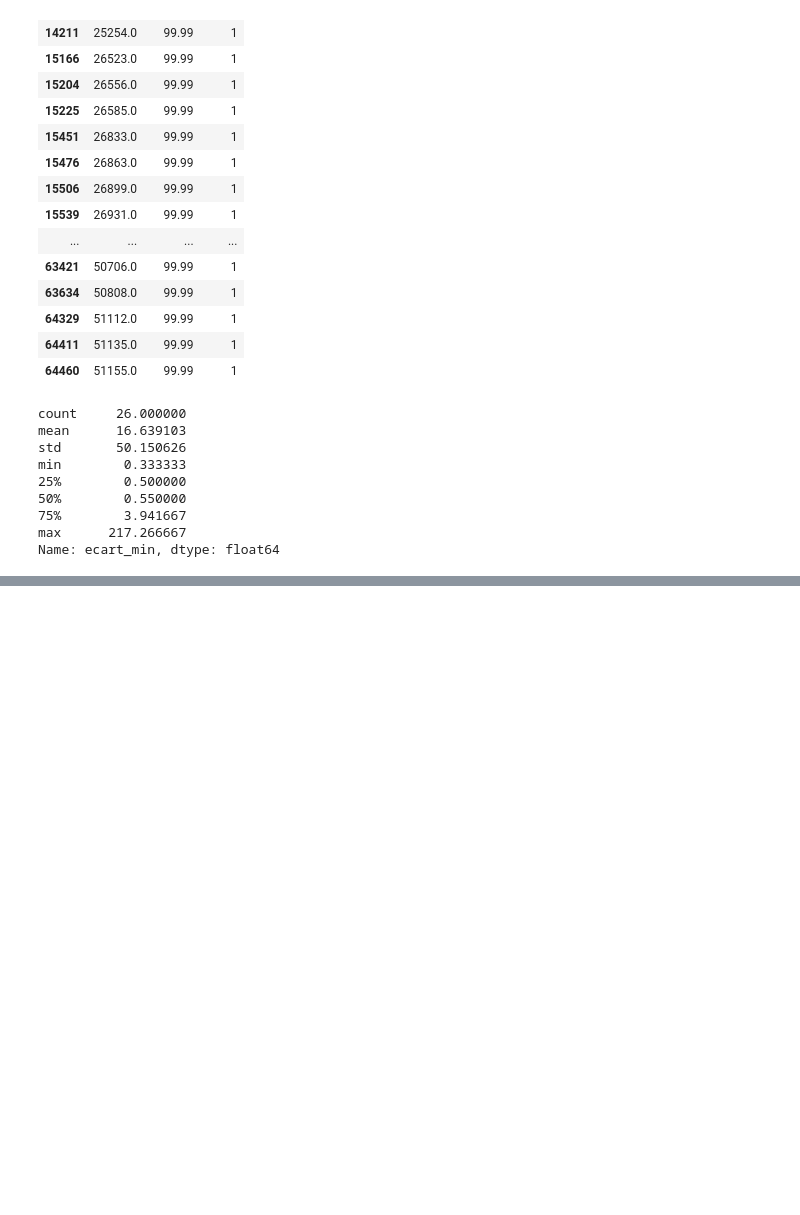
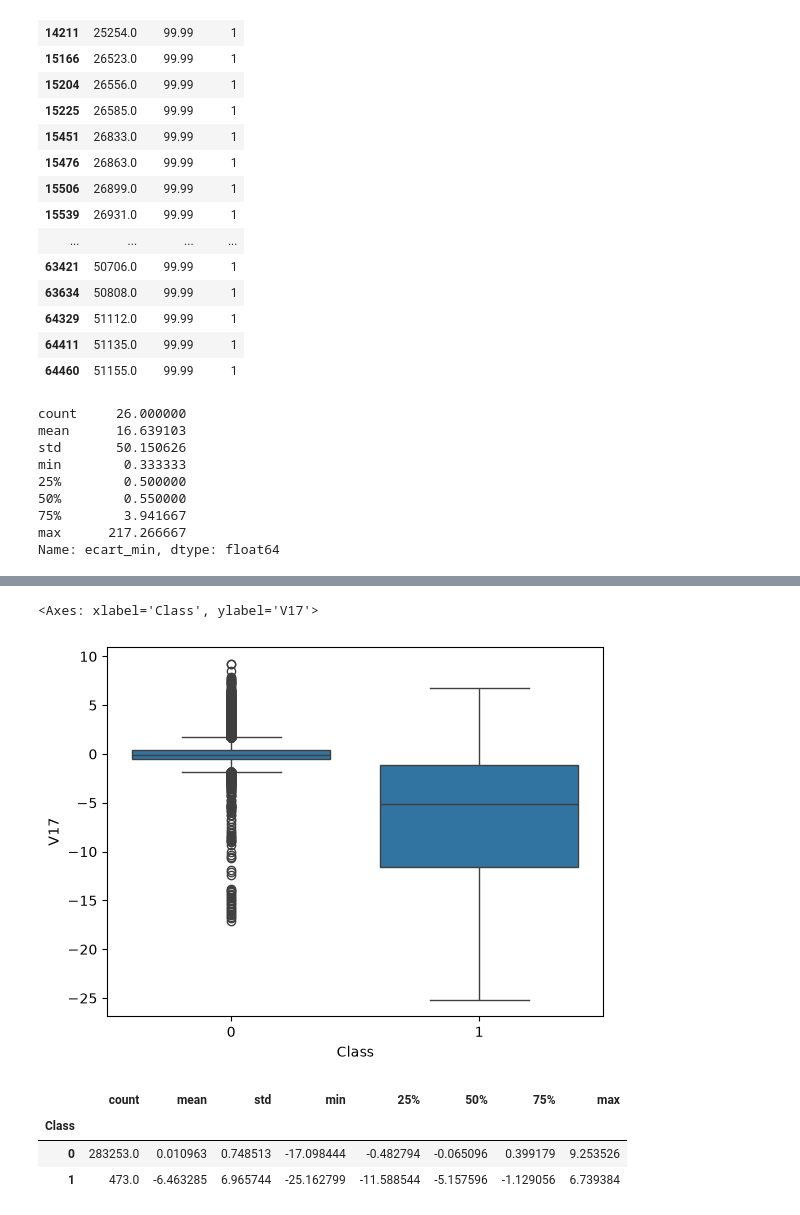
Before and after one commit to safasaaidi/fraud-detection, a Jupyter notebook: notebooks/01_exploration.ipynb, the cells around one changed output, grey strips where cells are left out. Saved outputs shown, nothing was run; the diff lists cells and outputs as text; code cells hidden in the pictures; blank space fills up the shorter version.

```diff
--- a/notebooks/01_exploration.ipynb
+++ b/notebooks/01_exploration.ipynb
@@ -505,0 +795,12 @@ Name: ecart_min, dtype: float64
+# %%
+sns.boxplot(data=df_clean, x="Class", y="V17")
+# %% [output]
+<Axes: xlabel='Class', ylabel='V17'>
+[figure, added]
+# %%
+df_clean.groupby("Class")["V17"].describe()
+# %% [output]
+|  | count | mean | std | min | 25% | 50% | 75% | max |
+| Class |  |  |  |  |  |  |  |  |
+| 0 | 283253.0 | 0.010963 | 0.748513 | -17.098444 | -0.482794 | -0.065096 | 0.399179 | 9.253526 |
+| 1 | 473.0 | -6.463285 | 6.965744 | -25.162799 | -11.588544 | -5.157596 | -1.129056 | 6.739384 |
```
Also changed, not shown: parts of 21 cells of this notebook.
